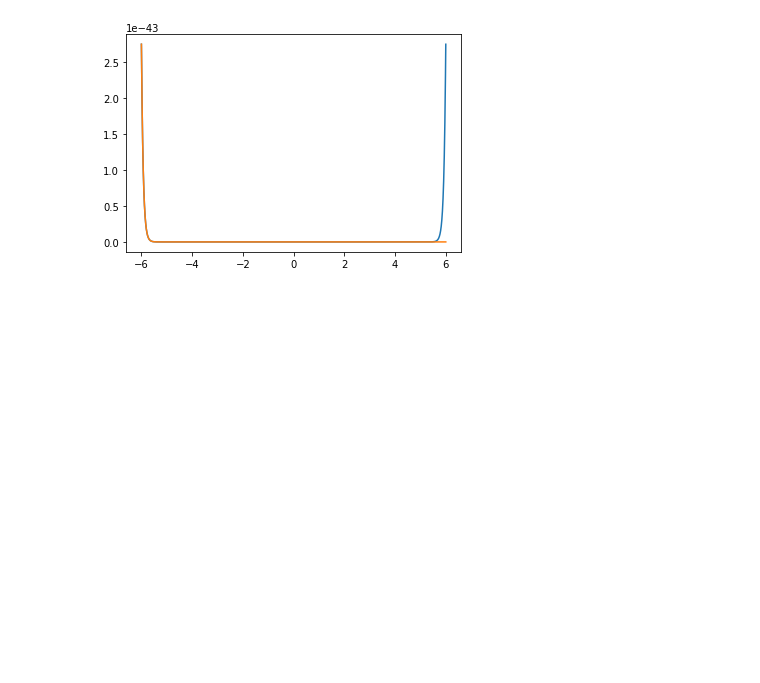
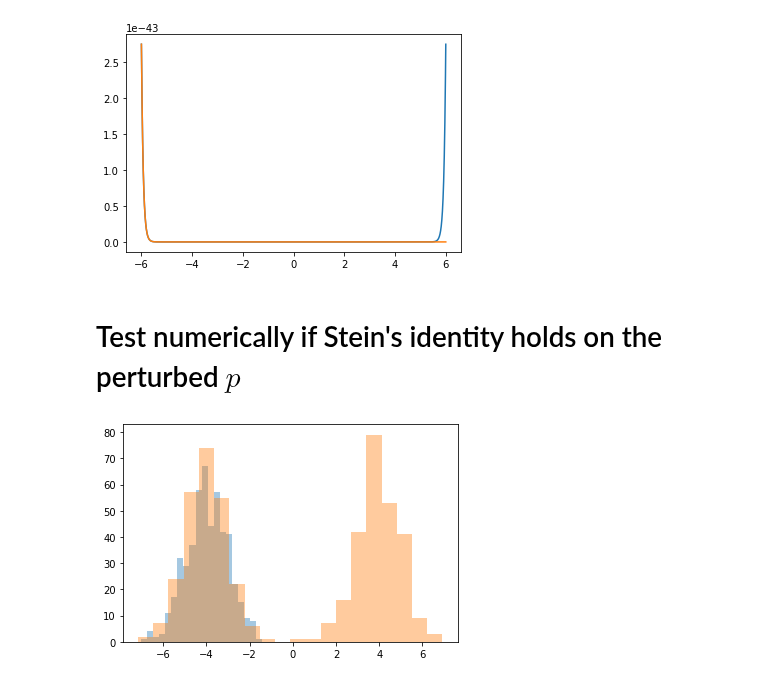
Before and after one commit to XingLLiu/u-stat-high-dim, a Jupyter notebook: mh.ipynb, the cells around one changed output. Saved outputs shown, nothing was run; the diff lists cells and outputs as text; code cells hidden in the pictures; blank space fills up the shorter version.

```diff
--- a/mh.ipynb
+++ b/mh.ipynb
@@ -415,3 +438,5 @@ plt.plot(xx, np.exp(den_q_vec), label="q")
 # %% [output]
 [<matplotlib.lines.Line2D at 0x...>]
 [figure]
+# %% [markdown]
+# Test numerically if Stein's identity holds on the perturbed $p$
@@ -417,0 +467,20 @@ plt.plot(xx, np.exp(den_q_vec), label="q")
+# %%
+dim = 5
+ratio_target = 0.5
+ratio_sample = 1.
+k = 1
+delta = 4.
+n = 500
+
+target, log_prob_fn = models.create_mixture_gaussian_kdim(
+    dim=dim, k=k, delta=delta, return_logprob=True, ratio=ratio_target)
+proposal_off, log_prob_off_fn = models.create_mixture_gaussian_kdim(
+    dim=dim, k=k, delta=delta, return_logprob=True, ratio=ratio_sample)
+# %%
+off_samples = proposal_off.sample(n)
+on_samples = target.sample(n)
+
+_ = plt.hist(off_samples.numpy()[:, 0], bins=20, label="off-target", alpha=0.4)
+_ = plt.hist(on_samples.numpy()[:, 0], bins=20, label="target", alpha=0.4)
+# %% [output]
+[figure, added]
```
Also changed, not shown: parts of 20 cells of this notebook, 3 other files.
